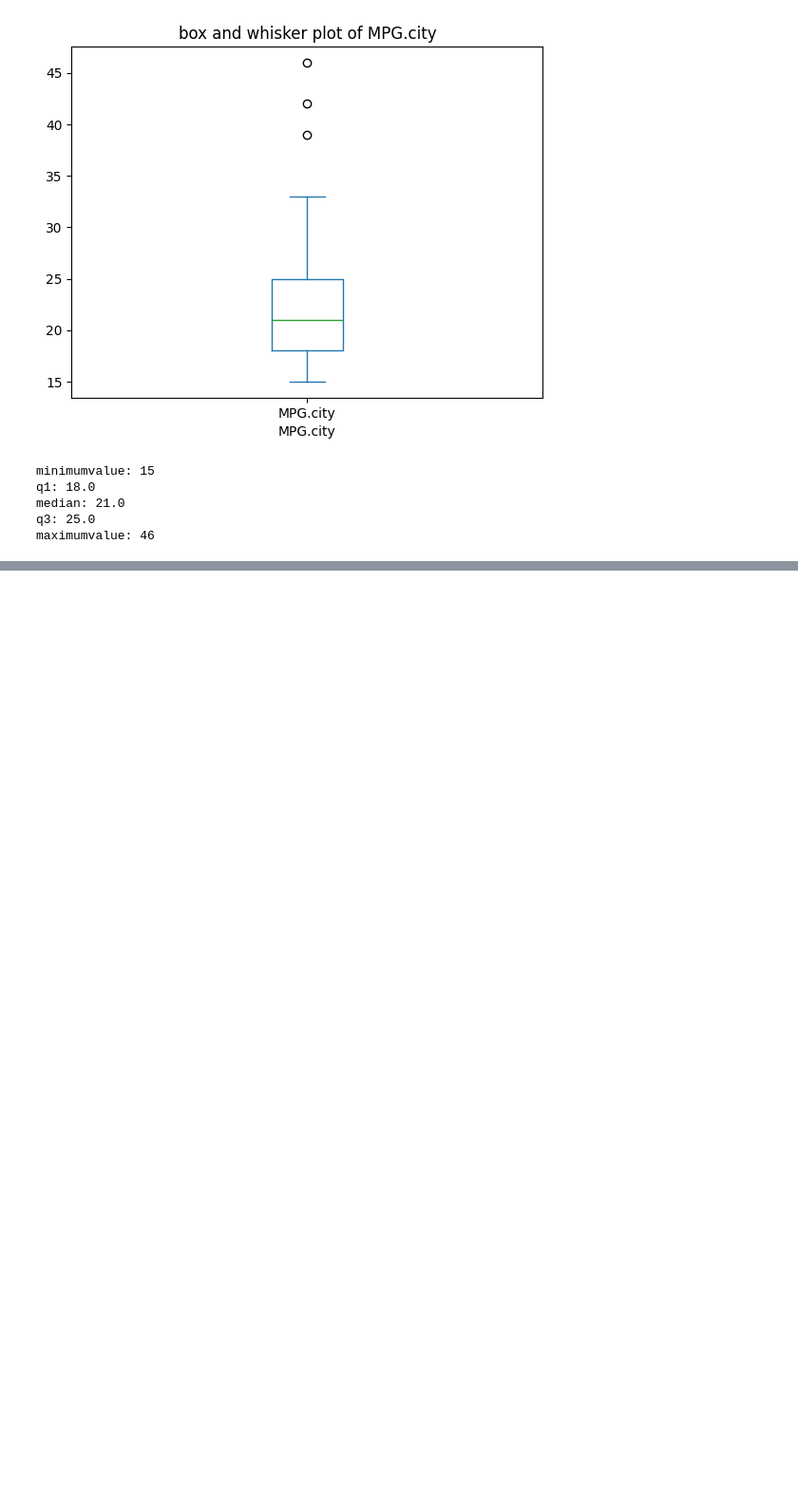
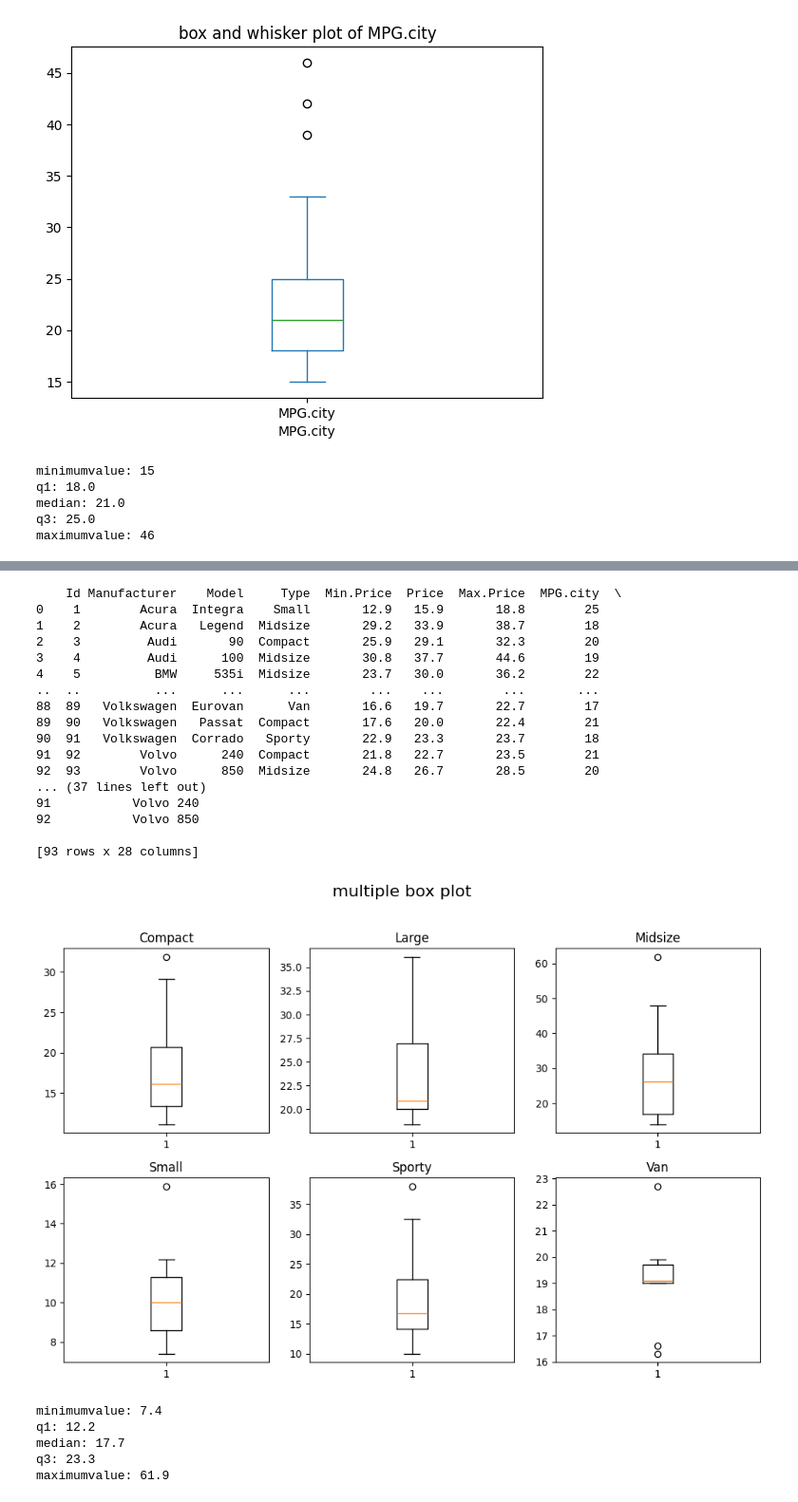
Before and after one commit to meghapoojary114/aiml, a Jupyter notebook: aiml.ipynb, the cells around one changed output, grey strips where cells are left out. Shown: that part at 95% size. Saved outputs shown, nothing was run; the diff lists cells and outputs as text; code cells hidden in the pictures; blank space fills up the shorter version.

```diff
--- a/aiml.ipynb
+++ b/aiml.ipynb
@@ -266,0 +335,73 @@ maximumvalue: 46
+# %%
+import pandas as pd
+import matplotlib.pyplot as plt
+import matplotlib.cm as cm
+import numpy as np
+cars_df=pd.read_csv('/content/Cars93 (9).csv')
+print(cars_df)
+fig,ax=plt.subplots(2,3)
+fig.set_figwidth(10)
+fig.set_figheight(7)
+fig.suptitle("multiple box plot",fontsize=16)
+ax[0][0].boxplot(cars_df['Price'][cars_df['Type']=='Compact'])
+ax[0][0].set_title('Compact')
+ax[0][1].boxplot(cars_df['Price'][cars_df['Type']=='Large'])
+ax[0][1].set_title('Large')
+ax[0][2].boxplot(cars_df['Price'][cars_df['Type']=='Midsize'])
+ax[0][2].set_title('Midsize')
+ax[1][0].boxplot(cars_df['Price'][cars_df['Type']=='Small'])
+ax[1][0].set_title('Small')
+ax[1][1].boxplot(cars_df['Price'][cars_df['Type']=='Sporty'])
+ax[1][1].set_title('Sporty')
+ax[1][2].boxplot(cars_df['Price'][cars_df['Type']=='Van'])
+ax[1][2].set_title('Van')
+plt.tight_layout(rect=[0,0,1,0.96])
+plt.show()
+min_value=np.min(cars_df['Price'])
+q1=np.percentile(cars_df['Price'],25)
+median=np.median(cars_df['Price'])
+q3=np.percentile(cars_df['Price'],75)
+max_value=np.max(cars_df['Price'])
+print('minimumvalue:',min_value)
+print('q1:',q1)
+print('median:',median)
+print('q3:',q3)
+print('maximumvalue:',max_value)
+plt.hist(cars_df['MPG.city'],color='black')
+plt.xlabel('MPG.city')
+plt.title('frequency distribution of mpg.city')
+plt.show()
+plt.scatter(cars_df['Weight'],cars_df['MPG.city'])
+plt.xlabel(cars_df['Weight'])
+plt.ylabel('MPG.city')
+plt.title('weight vs MPG.city',fontsize=16)
+plt.show()
+plt.plot(cars_df['EngineSize'],cars_df['Horsepower'])
+plt.xlabel('EngineSize')
+plt.ylabel('Horsepower')
+plt.title('line chart to observe the variation in "EngineSize" against "Horsepower"')
+plt.show()
+# %% [output]
+    Id Manufacturer    Model     Type  Min.Price  Price  Max.Price  MPG.city  \
+0    1        Acura  Integra    Small       12.9   15.9       18.8        25
+1    2        Acura   Legend  Midsize       29.2   33.9       38.7        18
+2    3         Audi       90  Compact       25.9   29.1       32.3        20
+3    4         Audi      100  Midsize       30.8   37.7       44.6        19
+4    5          BMW     535i  Midsize       23.7   30.0       36.2        22
+..  ..          ...      ...      ...        ...    ...        ...       ...
+88  89   Volkswagen  Eurovan      Van       16.6   19.7       22.7        17
+89  90   Volkswagen   Passat  Compact       17.6   20.0       22.4        21
+90  91   Volkswagen  Corrado   Sporty       22.9   23.3       23.7        18
+91  92        Volvo      240  Compact       21.8   22.7       23.5        21
+92  93        Volvo      850  Midsize       24.8   26.7       28.5        20
+... (37 lines left out)
+91           Volvo 240
+92           Volvo 850
+
+[93 rows x 28 columns]
+[figure, added]
+minimumvalue: 7.4
+q1: 12.2
+median: 17.7
+q3: 23.3
+maximumvalue: 61.9
```
Also changed, not shown: parts of 10 cells of this notebook.
